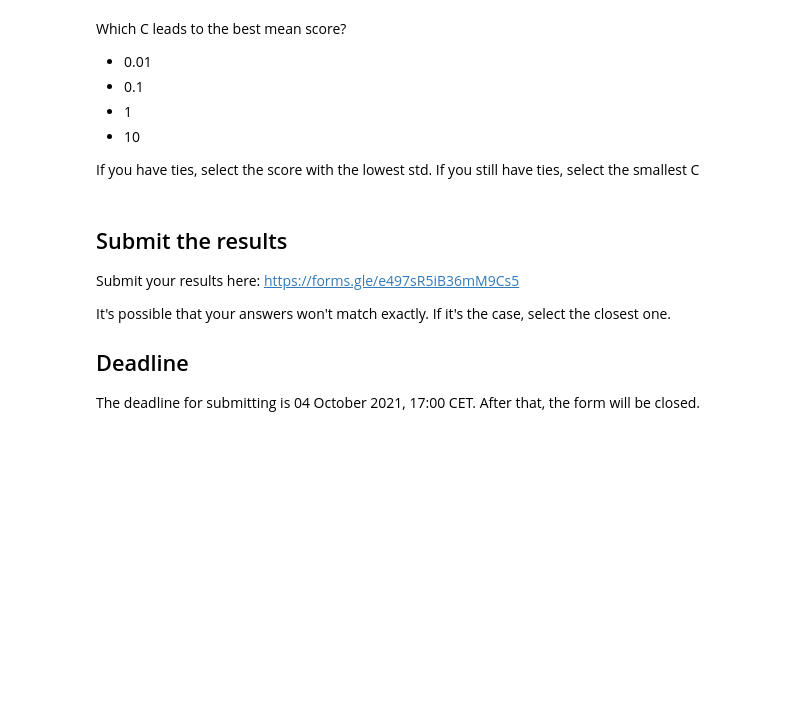
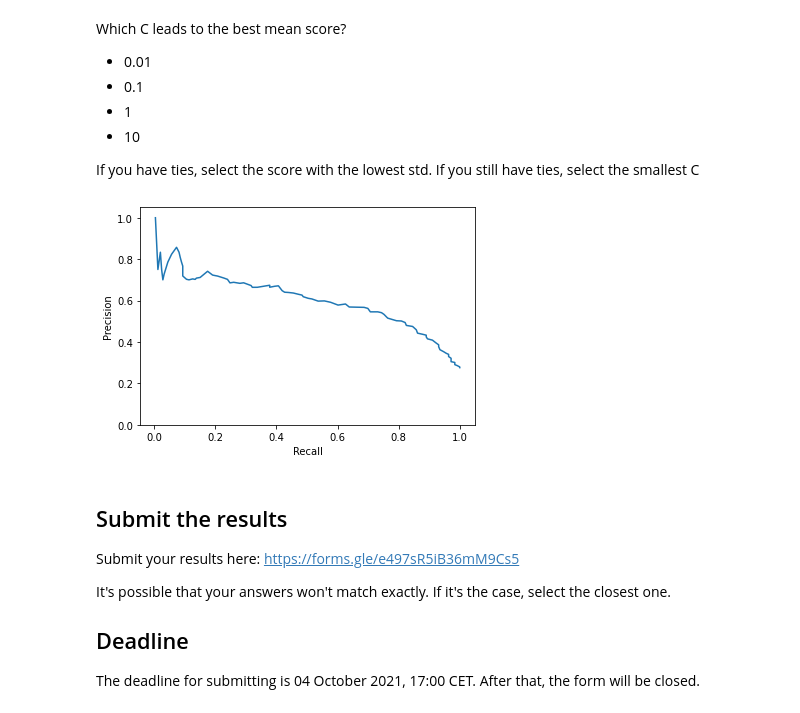
Before and after one commit to ingluissantana/mlbookcamp-code, a Jupyter notebook: course-zoomcamp/04-evaluation/homework-4-starter.ipynb, the cells around one changed output. Cells and saved outputs as stored; diff of their text form; code cells hidden in the pictures; blank space fills up the shorter version.

```diff
--- a/course-zoomcamp/04-evaluation/homework-4-starter.ipynb
+++ b/course-zoomcamp/04-evaluation/homework-4-starter.ipynb
@@ -282,6 +446,16 @@ Which C leads to the best mean score?
 - 10
 
 If you have ties, select the score with the lowest std. If you still have ties, select the smallest C
+# %%
+plt.plot(df_scores.r, df_scores.p)
+
+plt.xlabel('Recall')
+plt.ylabel('Precision')
+
+plt.ylim(0, 1.05)
+plt.show()
+# %% [output]
+[figure, added]
 # %% [markdown]
 ## Submit the results
 
```
Also changed, not shown: parts of 19 cells of this notebook, 3 other files.
